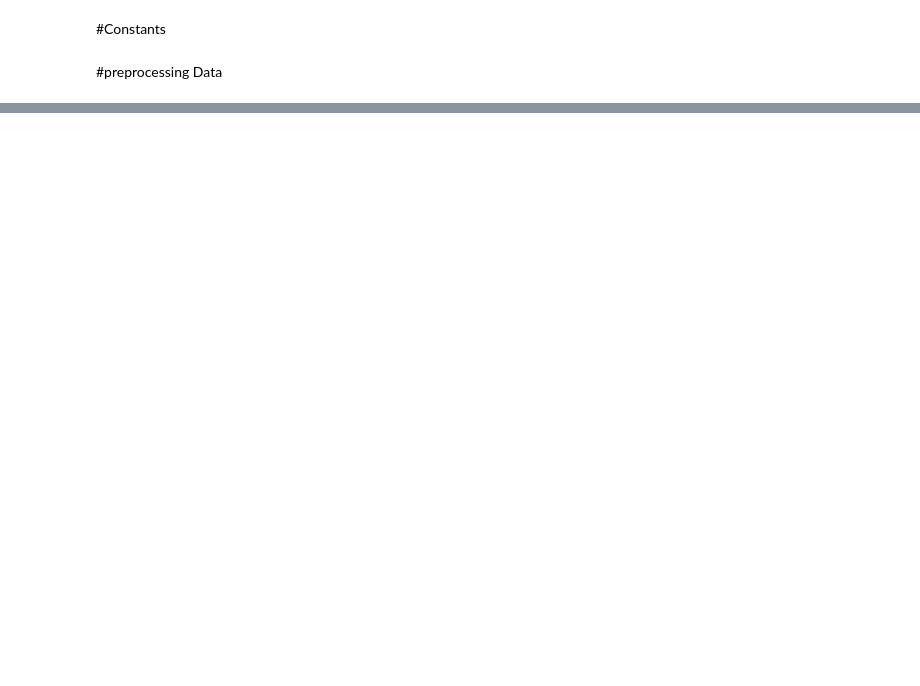
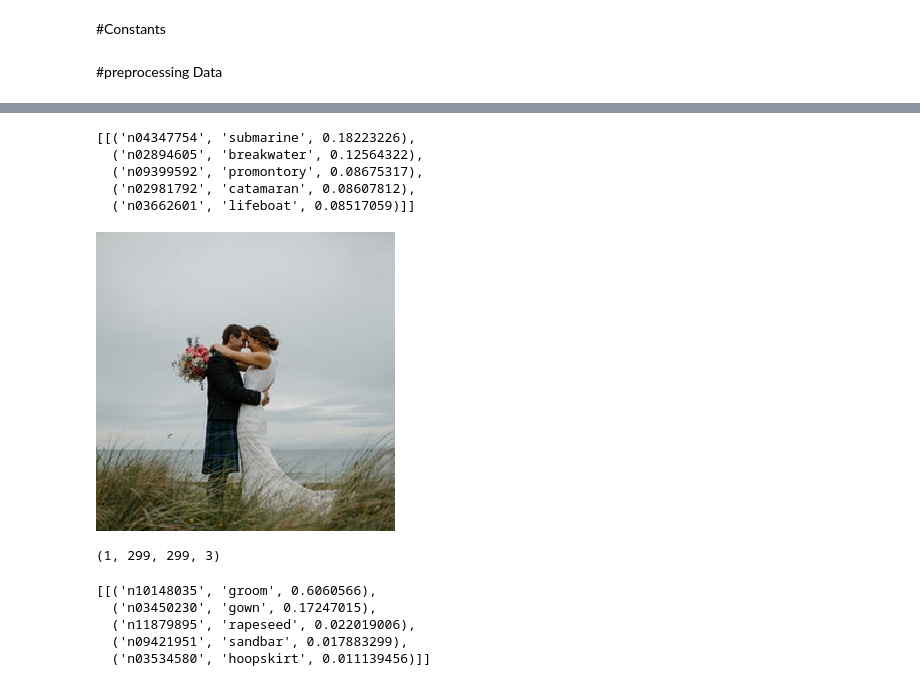
Before and after one commit to ahmadasmandar/python_tutorials, a Jupyter notebook: machine/09_Neural_Nets_Pretrained_Image.ipynb, the cells around one changed output, grey strips where cells are left out. Saved outputs shown, nothing was run; the diff lists cells and outputs as text; code cells hidden in the pictures; blank space fills up the shorter version.

```diff
--- a/machine/09_Neural_Nets_Pretrained_Image.ipynb
+++ b/machine/09_Neural_Nets_Pretrained_Image.ipynb
@@ -28,0 +41,33 @@ pic_array.shape
+# %%
+prediction=inception_model.predict(preprocessed)
+decode_vgg(prediction)
+# %% [output]
+[[('n04347754', 'submarine', 0.18223226),
+  ('n02894605', 'breakwater', 0.12564322),
+  ('n09399592', 'promontory', 0.08675317),
+  ('n02981792', 'catamaran', 0.08607812),
+  ('n03662601', 'lifeboat', 0.08517059)]]
+# %%
+def preprocess_image(filename):
+    img=load_img(filename,target_size=(299,299))
+    display(img)
+    img_array_expanded=np.expand_dims(img_to_array(img),axis=0)
+    prepro_img=preprocess_input(img_array_expanded)
+    return prepro_img
+# %%
+test=preprocess_image(FILE_2)
+# %% [output]
+[figure, added]
+# %%
+test.shape
+# %% [output]
+(1, 299, 299, 3)
+# %%
+prediction=inception_model.predict(test)
+decode_predictions(prediction)
+# %% [output]
+[[('n10148035', 'groom', 0.6060566),
+  ('n03450230', 'gown', 0.17247015),
+  ('n11879895', 'rapeseed', 0.022019006),
+  ('n09421951', 'sandbar', 0.017883299),
+  ('n03534580', 'hoopskirt', 0.011139456)]]
```
Also changed, not shown: parts of 7 cells of this notebook.
